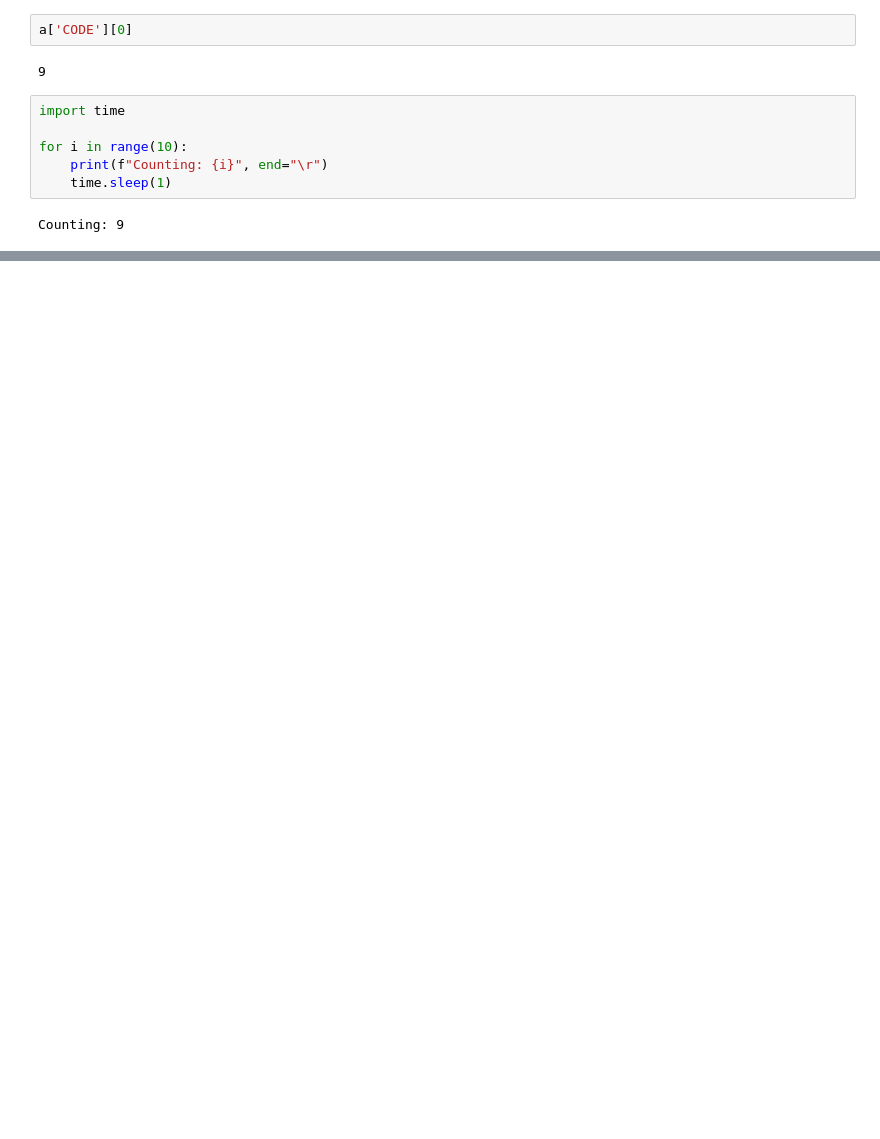
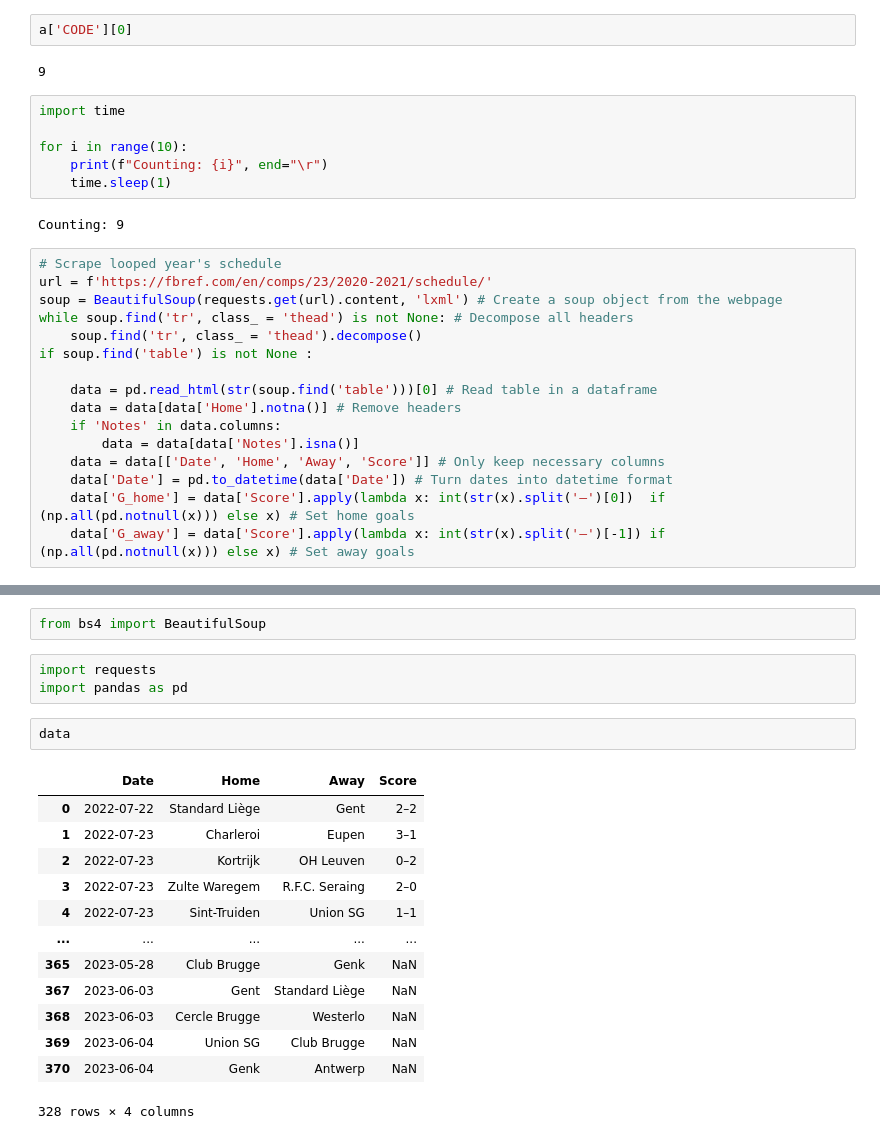
Before and after one commit to martinbog19/premier-league-predictor, a Jupyter notebook: housekeeping.ipynb, the cells around one changed output, grey strips where cells are left out. Saved outputs shown, nothing was run; the diff lists cells and outputs as text; blank space fills up the shorter version.

```diff
--- a/housekeeping.ipynb
+++ b/housekeeping.ipynb
@@ -64,3 +48,19 @@ for i in range(10):
     time.sleep(1)
 # %% [output]
 Counting: 9
+# %%
+# Scrape looped year's schedule
+url = f'https://fbref.com/en/comps/23/2020-2021/schedule/'
+soup = BeautifulSoup(requests.get(url).content, 'lxml') # Create a soup object from the webpage
+while soup.find('tr', class_ = 'thead') is not None: # Decompose all headers
+    soup.find('tr', class_ = 'thead').decompose()
+if soup.find('table') is not None :
+
+    data = pd.read_html(str(soup.find('table')))[0] # Read table in a dataframe
+    data = data[data['Home'].notna()] # Remove headers
+    if 'Notes' in data.columns:
+        data = data[data['Notes'].isna()]
+    data = data[['Date', 'Home', 'Away', 'Score']] # Only keep necessary columns
+    data['Date'] = pd.to_datetime(data['Date']) # Turn dates into datetime format
+    data['G_home'] = data['Score'].apply(lambda x: int(str(x).split('–')[0])  if (np.all(pd.notnull(x))) else x) # Set home goals
+    data['G_away'] = data['Score'].apply(lambda x: int(str(x).split('–')[-1]) if (np.all(pd.notnull(x))) else x) # Set away goals
@@ -66,0 +128,21 @@ Counting: 9
+# %%
+from bs4 import BeautifulSoup
+# %%
+import requests
+import pandas as pd
+# %%
+data
+# %% [output]
+|  | Date | Home | Away | Score |
+| 0 | 2022-07-22 | Standard Liège | Gent | 2–2 |
+| 1 | 2022-07-23 | Charleroi | Eupen | 3–1 |
+| 2 | 2022-07-23 | Kortrijk | OH Leuven | 0–2 |
+| 3 | 2022-07-23 | Zulte Waregem | R.F.C. Seraing | 2–0 |
+| 4 | 2022-07-23 | Sint-Truiden | Union SG | 1–1 |
+| ... | ... | ... | ... | ... |
+| 365 | 2023-05-28 | Club Brugge | Genk | NaN |
+| 367 | 2023-06-03 | Gent | Standard Liège | NaN |
+| 368 | 2023-06-03 | Cercle Brugge | Westerlo | NaN |
+| 369 | 2023-06-04 | Union SG | Club Brugge | NaN |
+| 370 | 2023-06-04 | Genk | Antwerp | NaN |
+328 rows × 4 columns
```
Also changed, not shown: parts of 20 cells of this notebook, 5 other files.
